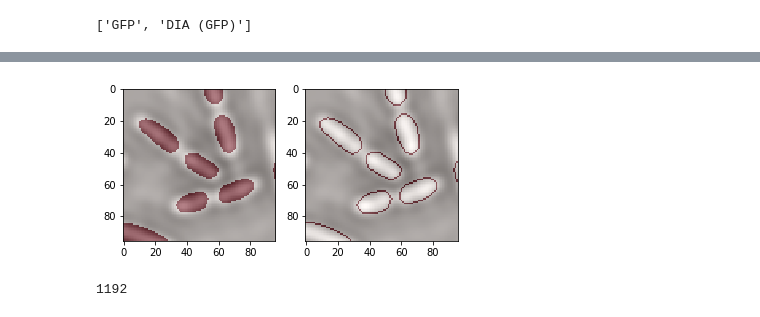
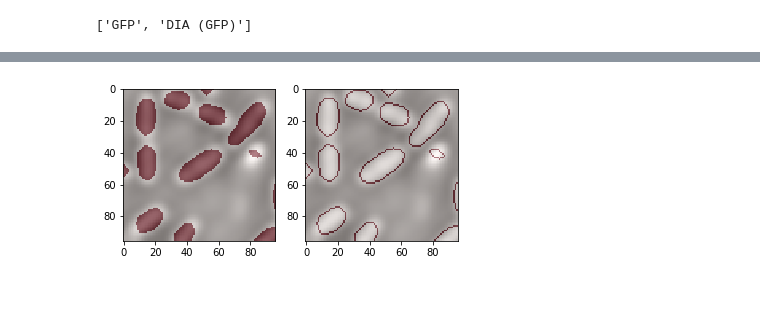
Before and after one commit to guiwitz/DeepPlateSegmenter, a Jupyter notebook: generate_plate_training_set.ipynb, the cells around one changed output, grey strips where cells are left out. Saved outputs shown, nothing was run; the diff lists cells and outputs as text; code cells hidden in the pictures.

```diff
--- a/generate_plate_training_set.ipynb
+++ b/generate_plate_training_set.ipynb
@@ -72,15 +41,15 @@ ps.get_position_names(MMobj)
 # %%
 #choose which positions should be used to create training dataset.
 #Leave as chosen_pos = [] if you just want to analyze all images in the dataset.
-chosen_pos = ['B8-Site_1','B8-Site_2']
+chosen_pos = ['B3-Site_2','B11-Site_0','B11-Site_1','B11-Site_2','B9-Site_1','B8-Site_1','B10-Site_2']
 # %%
 #where should training data be saved
-#path_to_save = '/scicore/home/nimwegen/witzg/PlateSegmenter_Python_Git/DeepPlate/correlation_weight_large/'
-path_to_save = '/Users/guillaume/Desktop/PostdocBasel/PlateSegmenter_Python_Git/DeepPlate/Learn201710126/'
+path_to_save = '/scicore/home/nimwegen/witzg/DeepLearningData/Learn20170126/'
+#path_to_save = '/Users/guillaume/Desktop/PostdocBasel/PlateSegmenter_Python_Git/DeepPlate/Learn201710126/'
 
 #Dimensions and size of training and test datasets
 channels = 1
 image_rows = 96
 image_cols = 96
-num_train = 50
+num_train = 50000
 num_test = 20
@@ -89,24 +56,25 @@ disk = morpho.disk(radius=4)
+# %%
+#Definition of structures containing training and test datasets
+num_tot = num_train+num_test
+imgs = np.ndarray((num_train, image_rows, image_cols,channels), dtype=np.float64)
+imgs_mask = np.ndarray((num_train, image_rows, image_cols), dtype=np.uint8)
+imgs_weight = np.ndarray((num_train, image_rows, image_cols), dtype=np.uint8)
+imgs_weight[:]=1
+imgs_test = np.ndarray((num_test, image_rows, image_cols,channels), dtype=np.float64)
+imgs_id = np.ndarray((num_test, ), dtype=np.int32)
+pos_tracker = np.ndarray((num_train, ), dtype=np.int32)
 # %%
-#Definition of structures containing training and test datasets
-num_tot = num_train+num_test
-imgs = np.ndarray((num_train, image_rows, image_cols,channels), dtype=np.float64)
-imgs_mask = np.ndarray((num_train, image_rows, image_cols), dtype=np.uint8)
-imgs_weight = np.ndarray((num_train, image_rows, image_cols), dtype=np.uint8)
-imgs_weight[:]=1
-imgs_test = np.ndarray((num_test, image_rows, image_cols,channels), dtype=np.float64)
-imgs_id = np.ndarray((num_test, ), dtype=np.int32)
-
 #Generate training/test dataset. Loads images sequentially, segments cells based on fluorescnce,
 #saves a croped image around each cell as single training example. As long as the desired number of
 #training/test dataset is not reached, new images are loaded and analyzed.
 counter = 0
 poscount = 0
 unfinished = False
-disk = morpho.disk(radius=2)
+disk = morpho.disk(radius=4)
 if len(chosen_pos)==0:
     chosen_pos = positions
 while counter<num_tot:
-    if poscount>len(chosen_pos):
+    if poscount==len(chosen_pos):
         print("you did not select enough positions to create the required training set")
         unfinished = True
         break
@@ -225,6 +193,7 @@ while counter<num_tot:
                     imgs[counter] = img
                 imgs_mask[counter] = img_mask
                 imgs_weight[counter] = img_weight
+                pos_tracker[counter] = poscount
             else:
                 if channels==1:
                     imgs_test[counter-num_train] = img[..., np.newaxis]
@@ -237,12 +206,3 @@ while counter<num_tot:
                 break
         if counter ==num_tot:
             break
-
-#save all the data structures
-if not os.path.exists(path_to_save):
-    os.makedirs(path_to_save)
-np.save(path_to_save+'imgs_train.npy', imgs)
-np.save(path_to_save+'imgs_mask_train.npy', imgs_mask.reshape((num_train,image_cols*image_rows)))
-np.save(path_to_save+'imgs_weight_train.npy', imgs_weight.reshape((num_train,image_cols*image_rows)))
-np.save(path_to_save+'imgs_test.npy', imgs_test)
-np.save(path_to_save+'imgs_id_test.npy', imgs_id)
@@ -252,16 +236,12 @@ This is image #0: B8-Site_1
 # %%
 #check individul examples of training set
 plt.subplot(1,2,1)
-id = 30
+id = 2000
 plt.imshow(imgs[id,:,:,0],cmap = 'gray')
 plt.imshow(np.reshape(imgs_mask[id,:],(96,96)),alpha = 0.5, cmap = 'Reds')
 plt.subplot(1,2,2)
 plt.imshow(imgs[id,:,:,0],cmap = 'gray')
 plt.imshow(np.reshape(imgs_weight[id,:],(96,96)),alpha = 0.5, cmap = 'Reds')
 plt.show()
 # %% [output]
-[figure, old version]
+[figure, new version]
-# %%
-len(cell_info)
-# %% [output]
-1192
```
Also changed, not shown: parts of 11 cells of this notebook, 2 other files.
